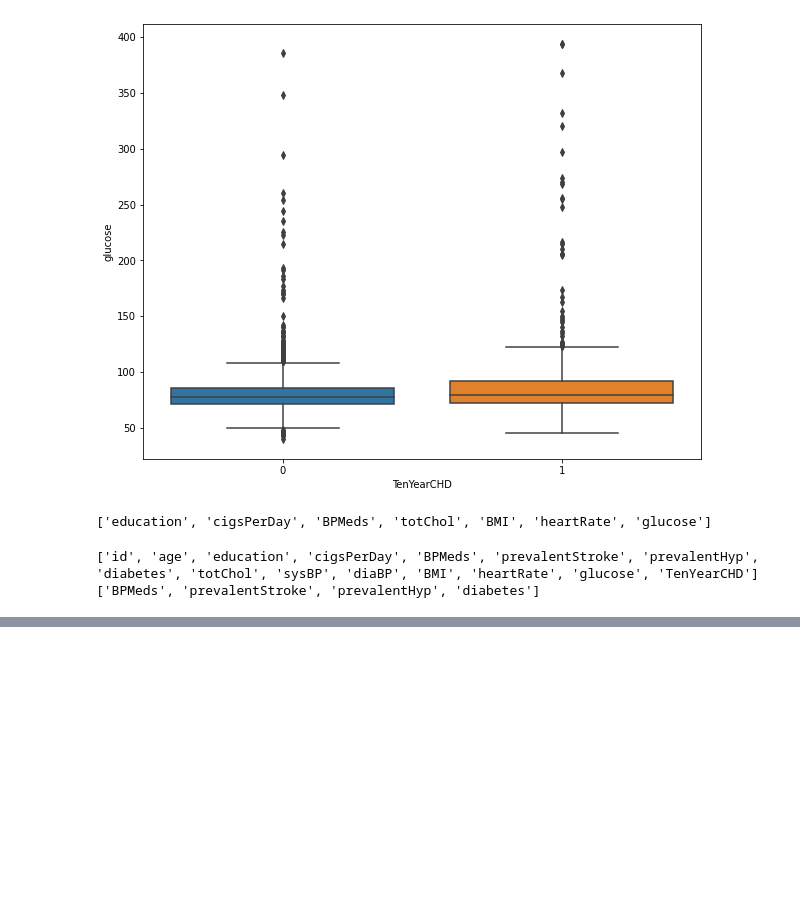
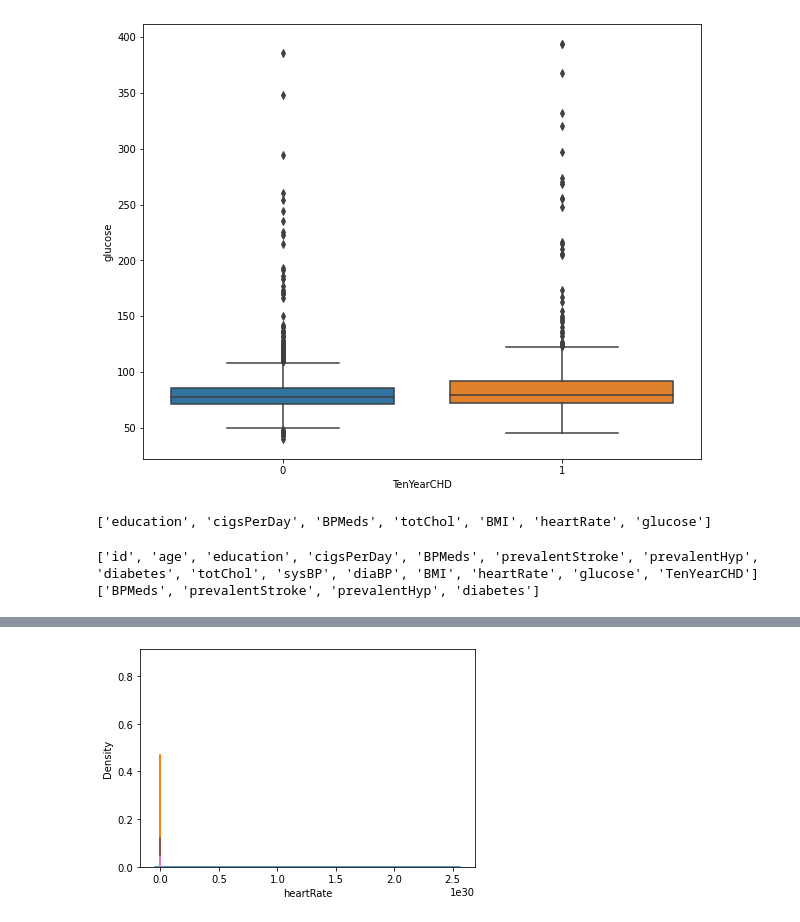
Before and after one commit to Aayushi4925/cardiovasular, a Jupyter notebook: cardiovascular_risk.ipynb, the cells around one changed output, grey strips where cells are left out. Drawn from its saved outputs; the diff is of its cells as text; code cells hidden in the pictures; blank space fills up the shorter version.

```diff
--- a/cardiovascular_risk.ipynb
+++ b/cardiovascular_risk.ipynb
@@ -287,2 +294,12 @@ upper,lower = outlier_treat(df_temp.BMI)
-# %%
-df_temp['BMI'] = np.where(df_temp['BMI']>upper,df_temp['BMI'].median(),df_temp['BMI'])
+# %%
+for i in continousfeat:
+  u,l = outlier_treat(df_temp[i])
+  df_temp[i] = np.where(df_temp[i]>u,df_temp[i].median(),df_temp[i])
+  df_temp[i] = np.where(df_temp[i]<l,df_temp[i].median(),df_temp[i])
+# %%
+df_temp['cigsPerDay'] = np.sqrt(df_temp['cigsPerDay'])
+# %%
+for i in continousfeat:
+  sns.distplot(df_temp[i])
+# %% [output]
+[figure, added]
```
Also changed, not shown: parts of 5 cells of this notebook.
